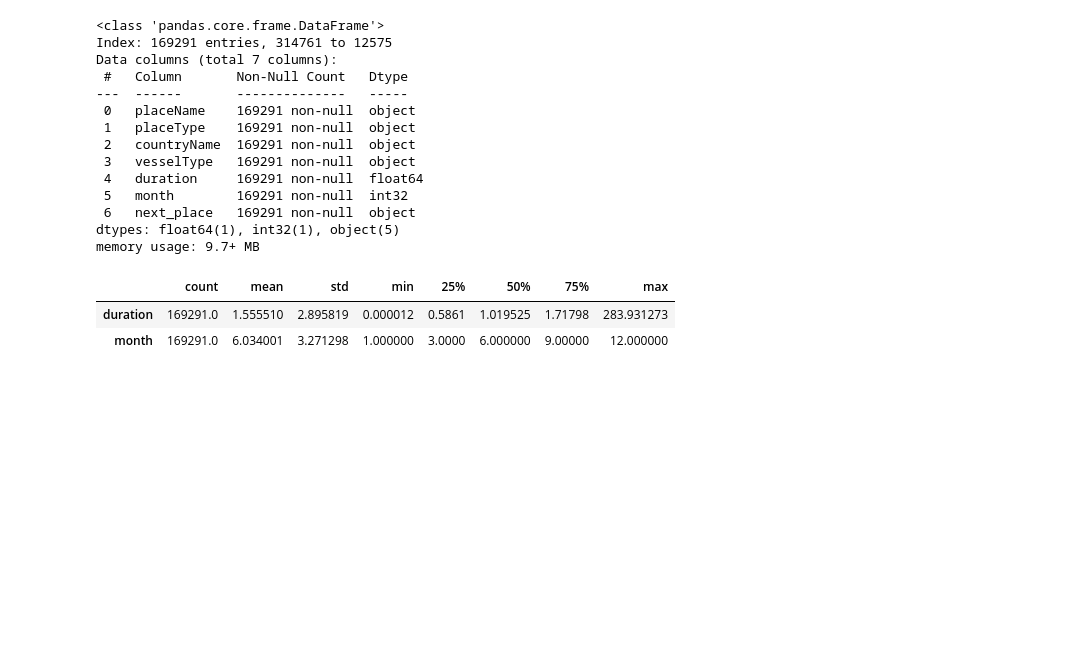
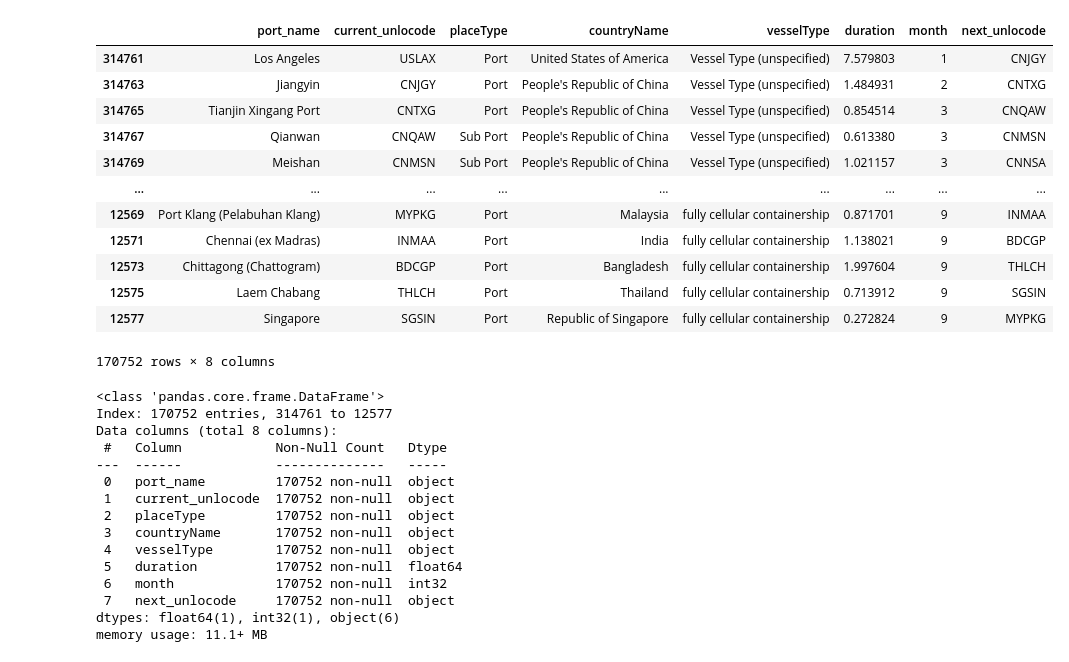
Before and after one commit to SySyAli/ais_port_prediction, a Jupyter notebook: notebooks/random_forest2.ipynb, the cells around one changed output. Drawn from its saved outputs; the diff is of its cells as text; code cells hidden in the pictures; blank space fills up the shorter version.

Commit message:
Data Balancing

```diff
--- a/notebooks/random_forest2.ipynb
+++ b/notebooks/random_forest2.ipynb
@@ -87,7 +74,7 @@ pre_df.dropna(inplace=True)
 # preprocess data
 # sort by imo number
 pre_df.sort_values(by=["IMO", "arrivalDate"], inplace=True)
-pre_df['next_place'] = pre_df.groupby('IMO')['place.placeName'].shift(-1)
+pre_df['next_unlocode'] = pre_df.groupby('IMO')['place.unlocode'].shift(-1)
 pre_df['is_last_imo'] = pre_df['IMO'] != pre_df['IMO'].shift(-1)
 pre_df = pre_df[~pre_df["is_last_imo"]]
 pre_df = pre_df[pre_df["Event_Type"] != "ARRIVAL"]
@@ -107,28 +122,36 @@ pre_df
 # %%
-pre_df = pre_df.drop(columns=["place.unlocode"])
-df = pre_df.rename(columns={'place.placeName':'placeName','vessel.vesselType':'vesselType', 'place.placeType': 'placeType', 'place.countryName': 'countryName'})
+df = pre_df.rename(columns={'place.unlocode':'current_unlocode', 'place.placeName':'port_name','vessel.vesselType':'vesselType', 'place.placeType': 'placeType', 'place.countryName': 'countryName'})
 df
+# %% [output]
+|  | port_name | current_unlocode | placeType | countryName | vesselType | duration | month | next_unlocode |
+| 314761 | Los Angeles | USLAX | Port | United States of America | Vessel Type (unspecified) | 7.579803 | 1 | CNJGY |
+| 314763 | Jiangyin | CNJGY | Port | People's Republic of China | Vessel Type (unspecified) | 1.484931 | 2 | CNTXG |
+| 314765 | Tianjin Xingang Port | CNTXG | Port | People's Republic of China | Vessel Type (unspecified) | 0.854514 | 3 | CNQAW |
+| 314767 | Qianwan | CNQAW | Sub Port | People's Republic of China | Vessel Type (unspecified) | 0.613380 | 3 | CNMSN |
+| 314769 | Meishan | CNMSN | Sub Port | People's Republic of China | Vessel Type (unspecified) | 1.021157 | 3 | CNNSA |
+| ... | ... | ... | ... | ... | ... | ... | ... | ... |
+| 12569 | Port Klang (Pelabuhan Klang) | MYPKG | Port | Malaysia | fully cellular containership | 0.871701 | 9 | INMAA |
+| 12571 | Chennai (ex Madras) | INMAA | Port | India | fully cellular containership | 1.138021 | 9 | BDCGP |
+| 12573 | Chittagong (Chattogram) | BDCGP | Port | Bangladesh | fully cellular containership | 1.997604 | 9 | THLCH |
+| 12575 | Laem Chabang | THLCH | Port | Thailand | fully cellular containership | 0.713912 | 9 | SGSIN |
+| 12577 | Singapore | SGSIN | Port | Republic of Singapore | fully cellular containership | 0.272824 | 9 | MYPKG |
+170752 rows × 8 columns
 # %%
 # data statistics
 df.info()
 # %% [output]
 <class 'pandas.core.frame.DataFrame'>
-Index: 169291 entries, 314761 to 12575
-Data columns (total 7 columns):
- #   Column       Non-Null Count   Dtype
----  ------       --------------   -----
- 0   placeName    169291 non-null  object
- 1   placeType    169291 non-null  object
- 2   countryName  169291 non-null  object
- 3   vesselType   169291 non-null  object
- 4   duration     169291 non-null  float64
- 5   month        169291 non-null  int32
- 6   next_place   169291 non-null  object
-dtypes: float64(1), int32(1), object(5)
-memory usage: 9.7+ MB
+Index: 170752 entries, 314761 to 12577
+Data columns (total 8 columns):
+ #   Column            Non-Null Count   Dtype
+---  ------            --------------   -----
+ 0   port_name         170752 non-null  object
+ 1   current_unlocode  170752 non-null  object
+ 2   placeType         170752 non-null  object
+ 3   countryName       170752 non-null  object
+ 4   vesselType        170752 non-null  object
+ 5   duration          170752 non-null  float64
+ 6   month             170752 non-null  int32
+ 7   next_unlocode     170752 non-null  object
+dtypes: float64(1), int32(1), object(6)
+memory usage: 11.1+ MB
-# %%
-pre_df.describe().T
-# %% [output]
-|  | count | mean | std | min | 25% | 50% | 75% | max |
-| duration | 169291.0 | 1.555510 | 2.895819 | 0.000012 | 0.5861 | 1.019525 | 1.71798 | 283.931273 |
-| month | 169291.0 | 6.034001 | 3.271298 | 1.000000 | 3.0000 | 6.000000 | 9.00000 | 12.000000 |
```
Also changed, not shown: parts of 27 cells of this notebook, 1 other file.
